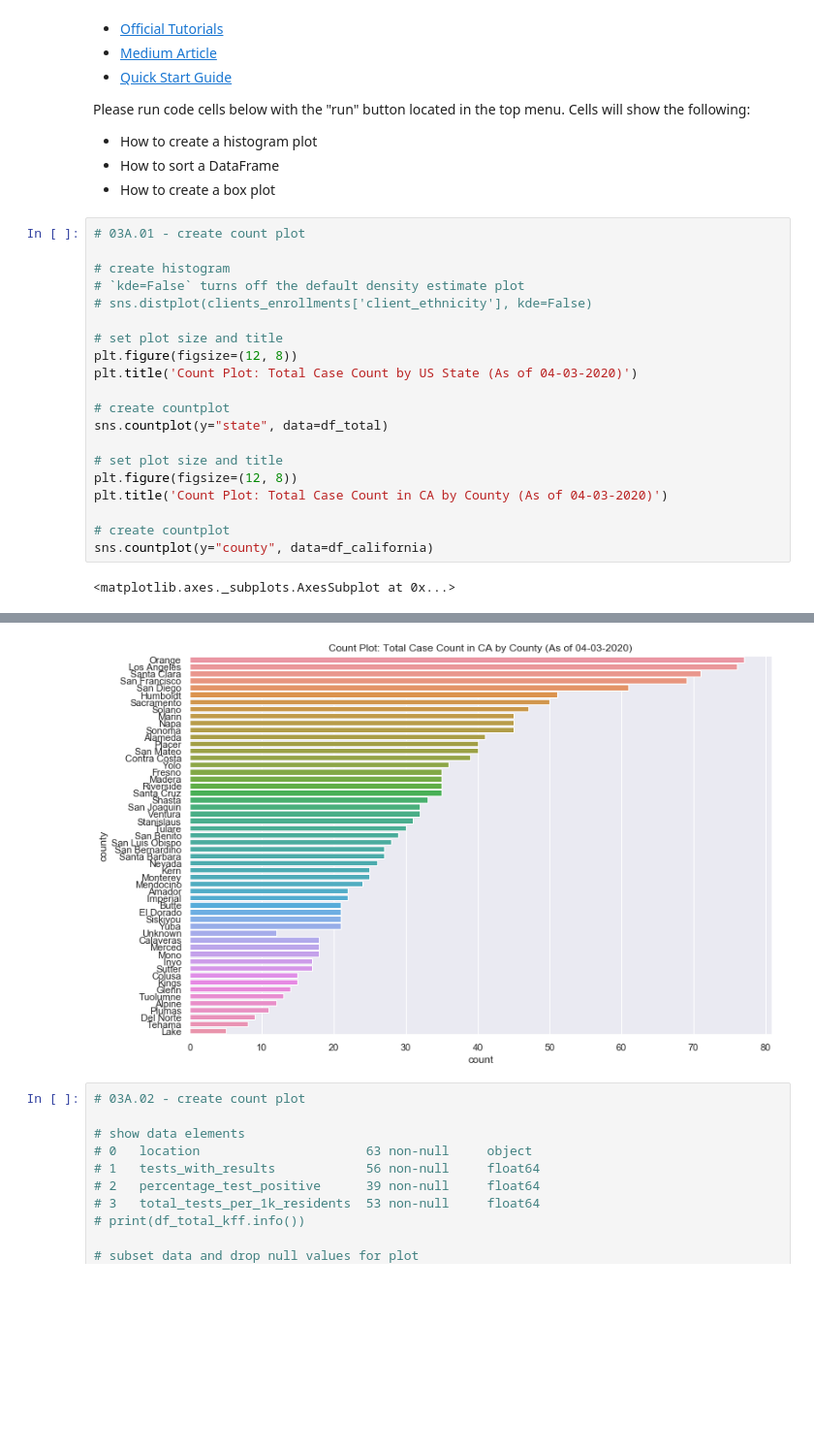
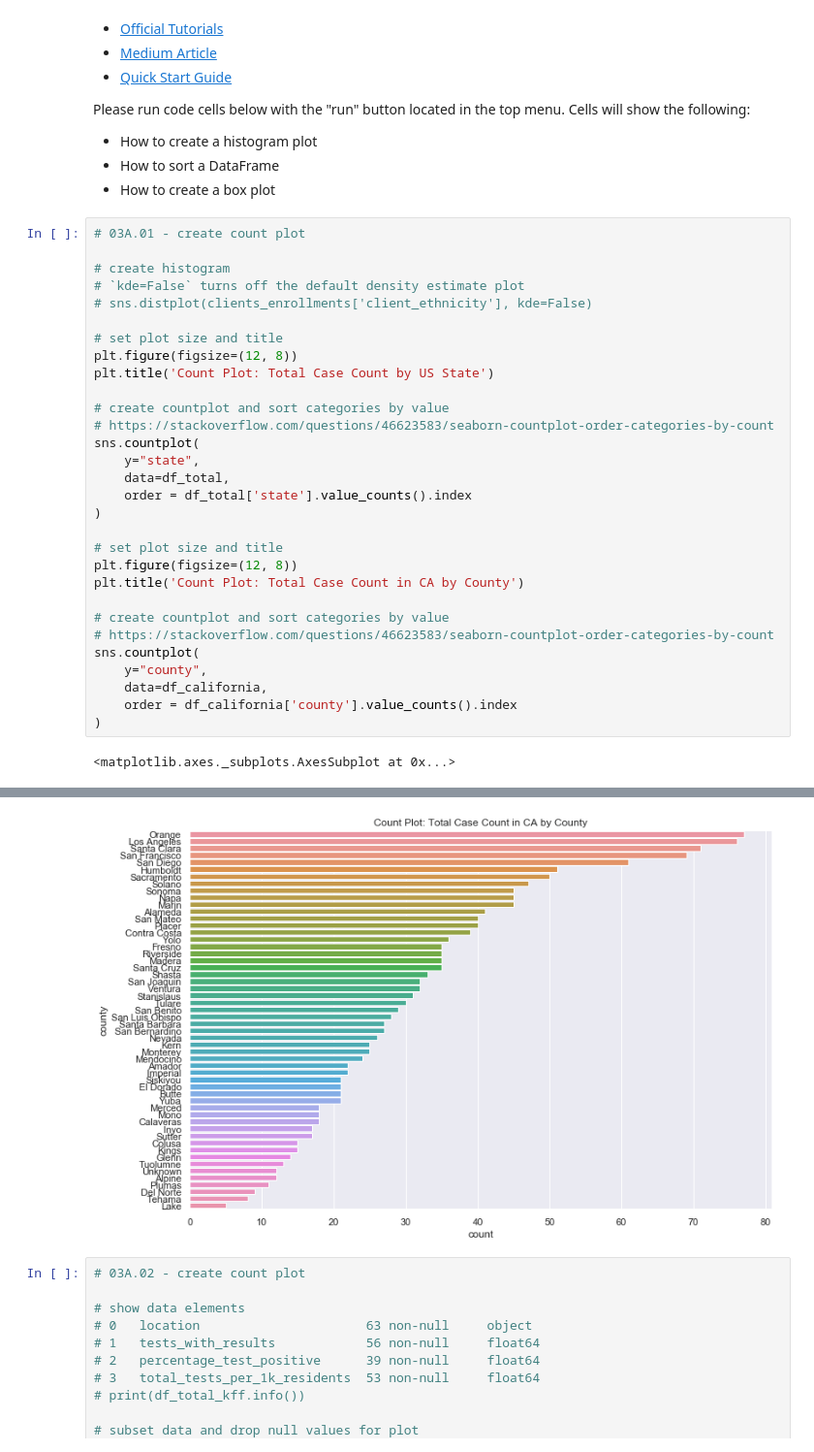
Before and after one commit to walteryu/code4sac, a Jupyter notebook: covid/covid_analysis_v1.ipynb, the cells around one changed output, grey strips where cells are left out. Shown at 97% size. Drawn from its saved outputs; the diff is of its cells as text; blank space fills up the shorter version.

```diff
--- a/covid/covid_analysis_v1.ipynb
+++ b/covid/covid_analysis_v1.ipynb
@@ -423,16 +405,26 @@ Please run code cells below with the "run" button located in the top menu. Cells
 
 # set plot size and title
 plt.figure(figsize=(12, 8))
-plt.title('Count Plot: Total Case Count by US State (As of 04-03-2020)')
+plt.title('Count Plot: Total Case Count by US State')
 
-# create countplot
-sns.countplot(y="state", data=df_total)
+# create countplot and sort categories by value
+# https://stackoverflow.com/questions/46623583/seaborn-countplot-order-categories-by-count
+sns.countplot(
+    y="state",
+    data=df_total,
+    order = df_total['state'].value_counts().index
+)
 
 # set plot size and title
 plt.figure(figsize=(12, 8))
-plt.title('Count Plot: Total Case Count in CA by County (As of 04-03-2020)')
+plt.title('Count Plot: Total Case Count in CA by County')
 
-# create countplot
-sns.countplot(y="county", data=df_california)
+# create countplot and sort categories by value
+# https://stackoverflow.com/questions/46623583/seaborn-countplot-order-categories-by-count
+sns.countplot(
+    y="county",
+    data=df_california,
+    order = df_california['county'].value_counts().index
+)
 # %% [output]
 <matplotlib.axes._subplots.AxesSubplot at 0x...>
@@ -440,4 +432,4 @@ sns.countplot(y="county", data=df_california)
-[figure, old version]
+[figure, new version]
 # %%
 # 03A.02 - create count plot
 
```
Also changed, not shown: parts of 8 cells of this notebook.
